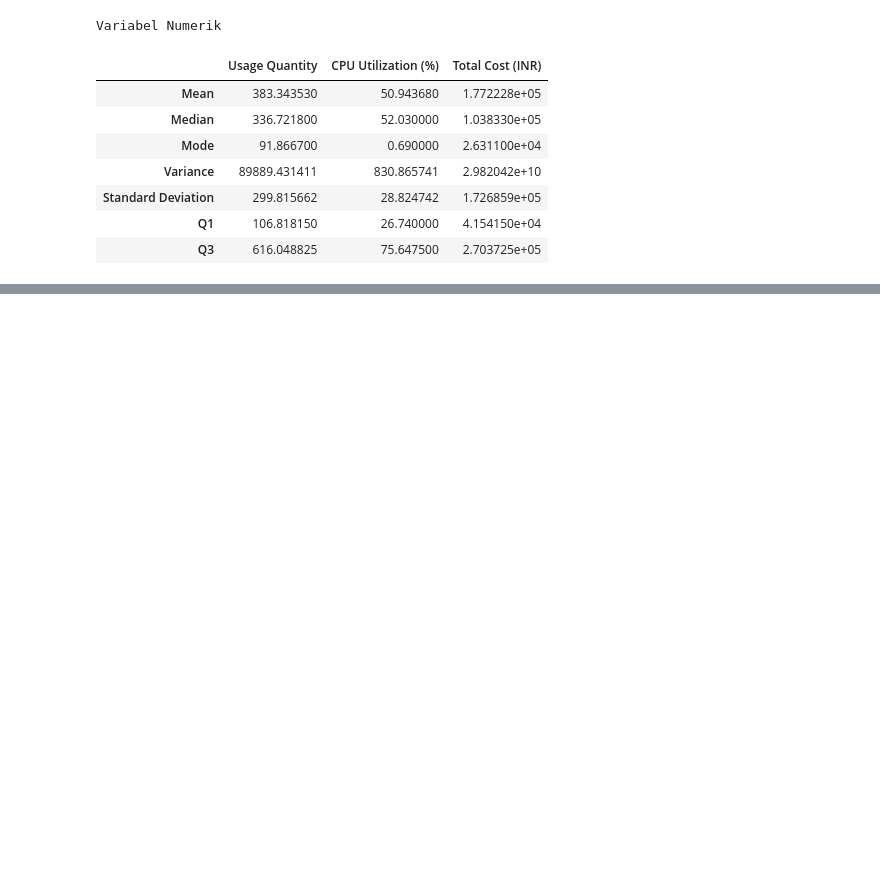
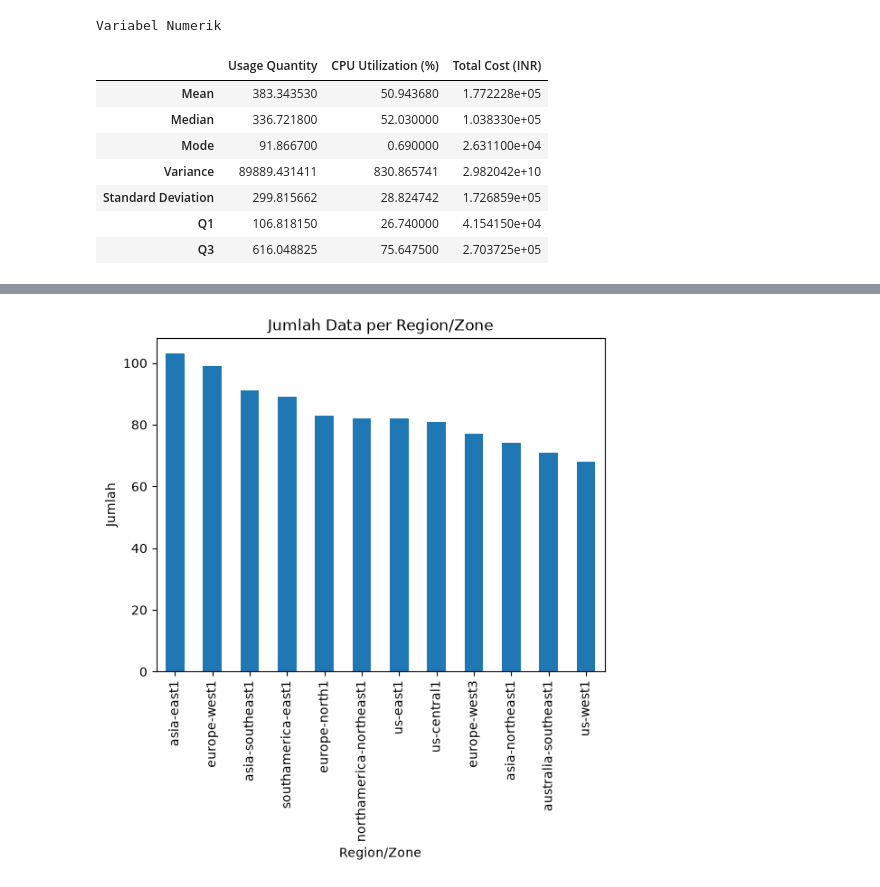
Before and after one commit to wieczornica/proyek1-eda-kelompok-10, a Jupyter notebook: GCP Cloud Spending Analysis.ipynb, the cells around one changed output, grey strips where cells are left out. Cells and saved outputs as stored; diff of their text form; code cells hidden in the pictures; blank space fills up the shorter version.

```diff
--- a/GCP Cloud Spending Analysis.ipynb
+++ b/GCP Cloud Spending Analysis.ipynb
@@ -148,0 +218,8 @@ Variabel Numerik
+# %%
+df["Region/Zone"].value_counts().plot(kind="bar")
+plt.title("Jumlah Data per Region/Zone")
+plt.xlabel("Region/Zone")
+plt.ylabel("Jumlah")
+plt.show()
+# %% [output]
+[figure, added]
```
Also changed, not shown: parts of 11 cells of this notebook.
